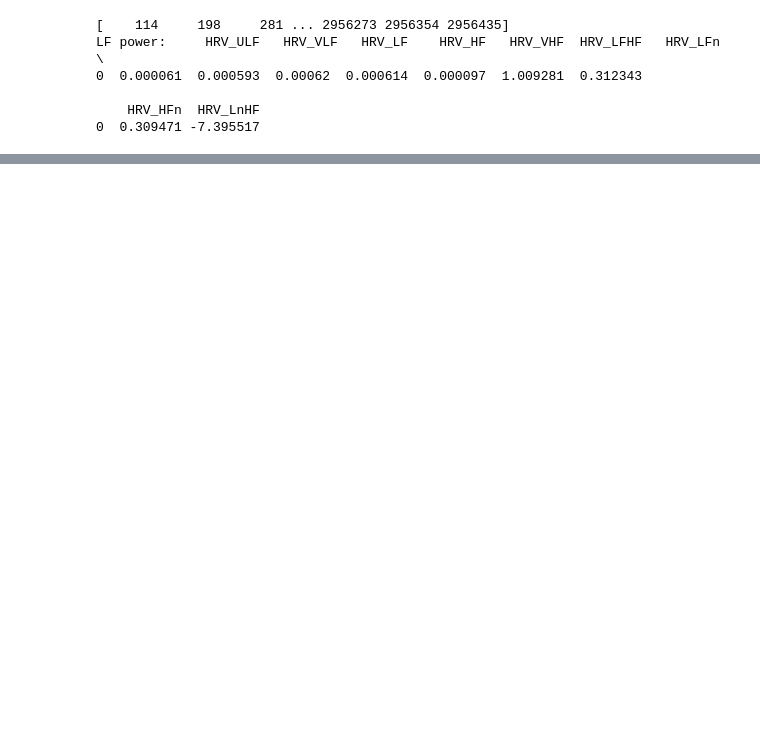
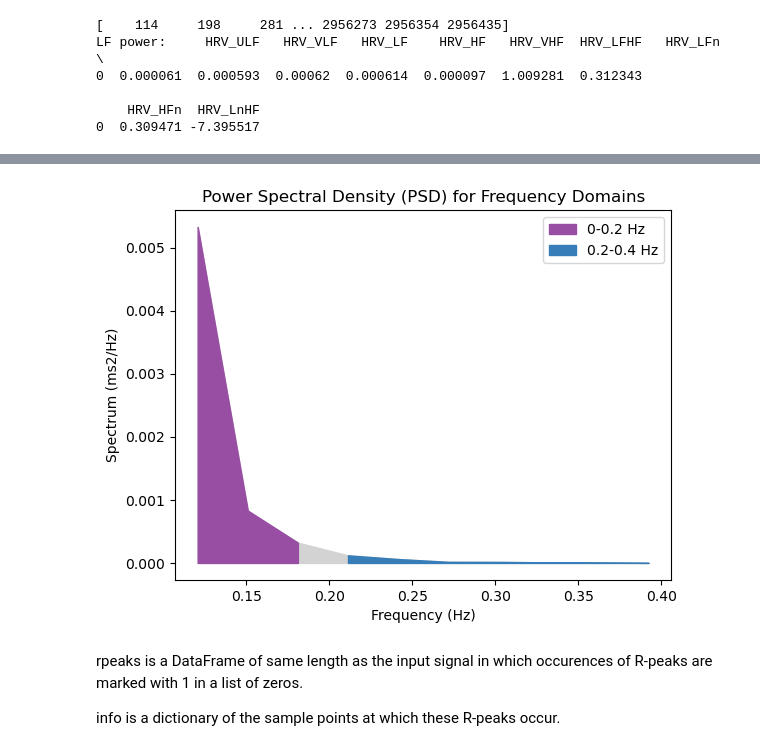
Before and after one commit to ma15118/Year3Project, a Jupyter notebook: Freq_analysis.ipynb, the cells around one changed output, grey strips where cells are left out. Cells and saved outputs as stored; diff of their text form; code cells hidden in the pictures; blank space fills up the shorter version.

```diff
--- a/Freq_analysis.ipynb
+++ b/Freq_analysis.ipynb
@@ -107,0 +333,9 @@ plot_psd(nn_intervals_list, method="welch")
+# %%
+power_plot = nk.signal_power(info["ECG_R_Peaks"], frequency_band=[(0, 0.2), (0.2, 0.4)], method="welch", show=True)
+##note: can compute instant frequency and continuous power by setting  continuous=True
+# %% [output]
+[figure, added]
+# %% [markdown]
+rpeaks is a DataFrame of same length as the input signal in which occurences of R-peaks are marked with 1 in a list of zeros.
+
+info is a dictionary of the sample points at which these R-peaks occur.
```
Also changed, not shown: parts of 29 cells of this notebook.
